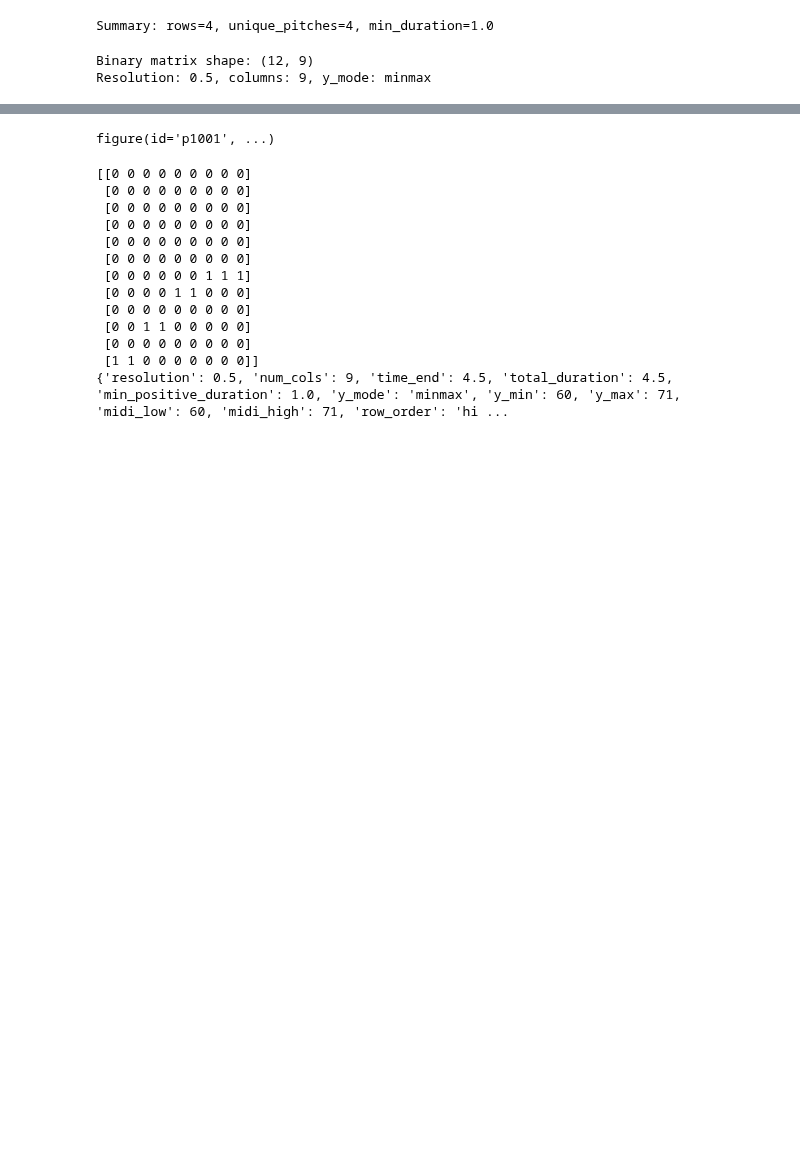
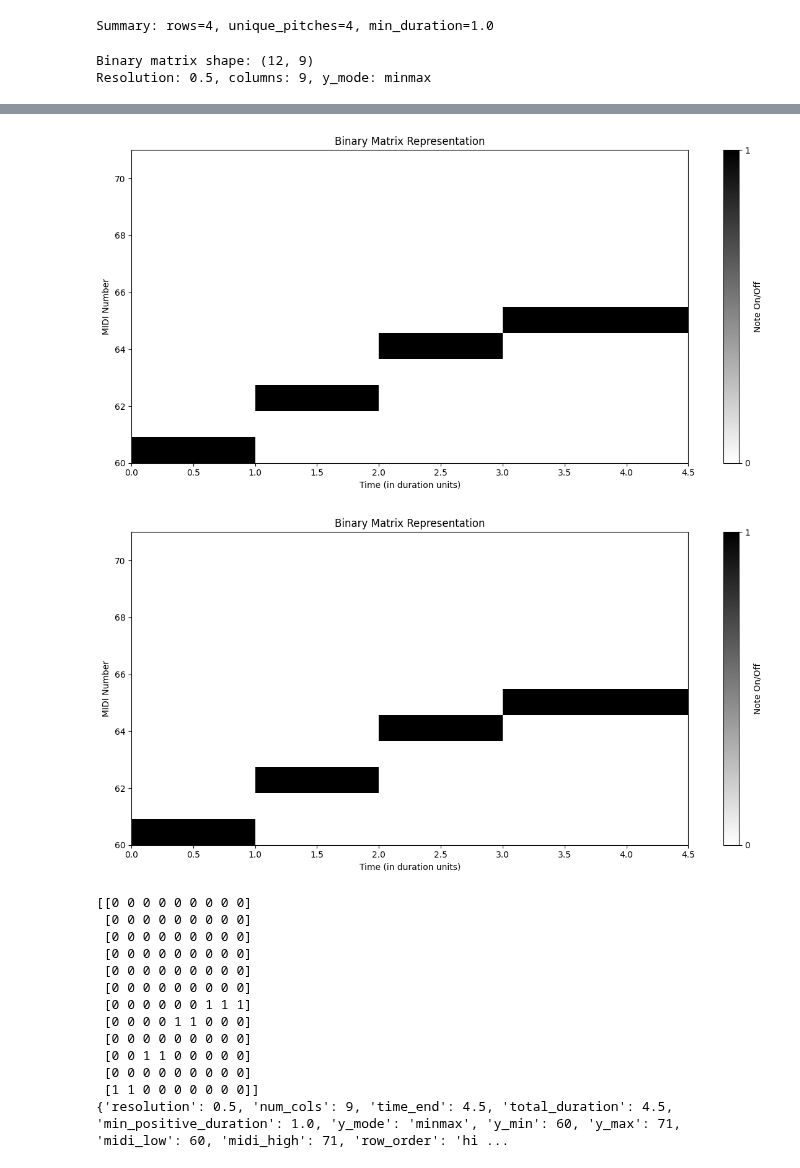
Before and after one commit to egorpol/camat_v2, a Jupyter notebook: CAMAT_revamped/binary_interactive.ipynb, the cells around one changed output, grey strips where cells are left out. Saved outputs shown, nothing was run; the diff lists cells and outputs as text; code cells hidden in the pictures; blank space fills up the shorter version.

```diff
--- a/CAMAT_revamped/binary_interactive.ipynb
+++ b/CAMAT_revamped/binary_interactive.ipynb
@@ -98,7 +98,7 @@ Y_AXIS_MODE = 'minmax'              # 'full' | 'minmax' | 'chroma'
 Y_AXIS_MIN = 60                   # optional int when Y_AXIS_MODE=='minmax'
 Y_AXIS_MAX = 71                   # optional int when Y_AXIS_MODE=='minmax'
 
-PLOTTING_BACKEND = 'bokeh'  # 'plt' | 'bokeh' | 'none'
+PLOTTING_BACKEND = 'plt'  # 'plt' | 'bokeh' | 'none'
 
 # Build binary matrix
 binary_matrix_df, meta = create_binary_matrix(
@@ -136,4 +133,5 @@ Resolution: 0.5, columns: 9, y_mode: minmax
-figure(id='p1001', ...)
+[figure, added]
+[figure, added]
 # %%
 print(binary_matrix_df)
 print(meta)
```
Also changed, not shown: parts of 2 cells of this notebook, 6 other files.
